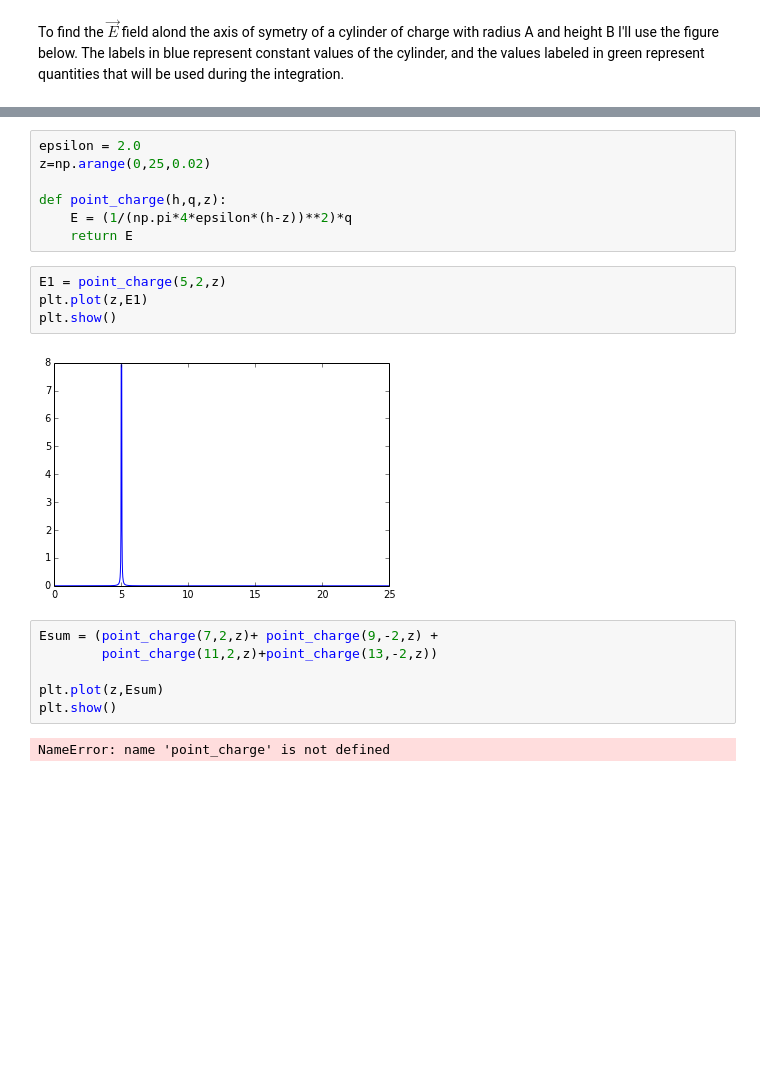
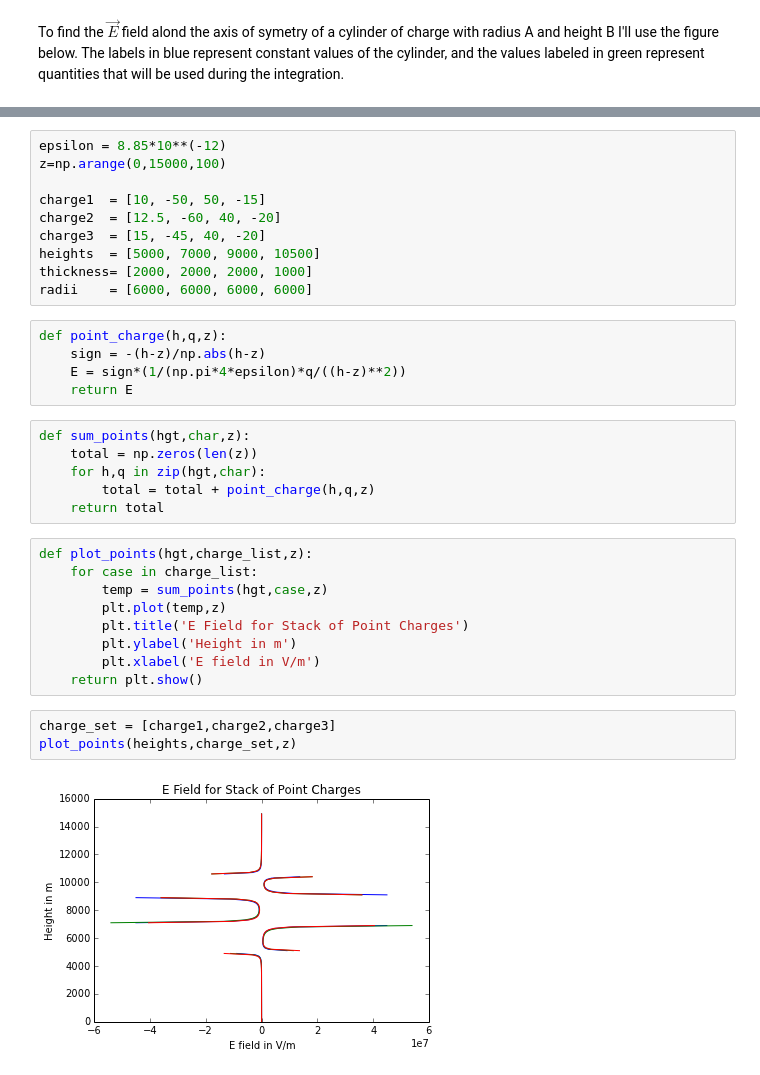
Before and after one commit to nhs36/HW2AtmoElec, a Jupyter notebook: AtmoElecHW2.ipynb, the cells around one changed output, grey strips where cells are left out. Cells and saved outputs as stored; diff of their text form; blank space fills up the shorter version.

```diff
--- a/AtmoElecHW2.ipynb
+++ b/AtmoElecHW2.ipynb
@@ -49,21 +82,35 @@ Plotting some charge structure
+# %%
+epsilon = 8.85*10**(-12)
+z=np.arange(0,15000,100)
+
+charge1  = [10, -50, 50, -15]
+charge2  = [12.5, -60, 40, -20]
+charge3  = [15, -45, 40, -20]
+heights  = [5000, 7000, 9000, 10500]
+thickness= [2000, 2000, 2000, 1000]
+radii    = [6000, 6000, 6000, 6000]
 # %%
-epsilon = 2.0
-z=np.arange(0,25,0.02)
-
 def point_charge(h,q,z):
-    E = (1/(np.pi*4*epsilon*(h-z))**2)*q
+    sign = -(h-z)/np.abs(h-z)
+    E = sign*(1/(np.pi*4*epsilon)*q/((h-z)**2))
     return E
-# %%
-E1 = point_charge(5,2,z)
-plt.plot(z,E1)
-plt.show()
-# %% [output]
-[figure, removed]
-# %%
-Esum = (point_charge(7,2,z)+ point_charge(9,-2,z) +
-        point_charge(11,2,z)+point_charge(13,-2,z))
-
-plt.plot(z,Esum)
-plt.show()
-# %% [output]
-NameError: name 'point_charge' is not defined
+# %%
+def sum_points(hgt,char,z):
+    total = np.zeros(len(z))
+    for h,q in zip(hgt,char):
+        total = total + point_charge(h,q,z)
+    return total
+# %%
+def plot_points(hgt,charge_list,z):
+    for case in charge_list:
+        temp = sum_points(hgt,case,z)
+        plt.plot(temp,z)
+        plt.title('E Field for Stack of Point Charges')
+        plt.ylabel('Height in m')
+        plt.xlabel('E field in V/m')
+    return plt.show()
+# %%
+charge_set = [charge1,charge2,charge3]
+plot_points(heights,charge_set,z)
+# %% [output]
+[figure, added]
```
Also changed, not shown: parts of 17 cells of this notebook.
